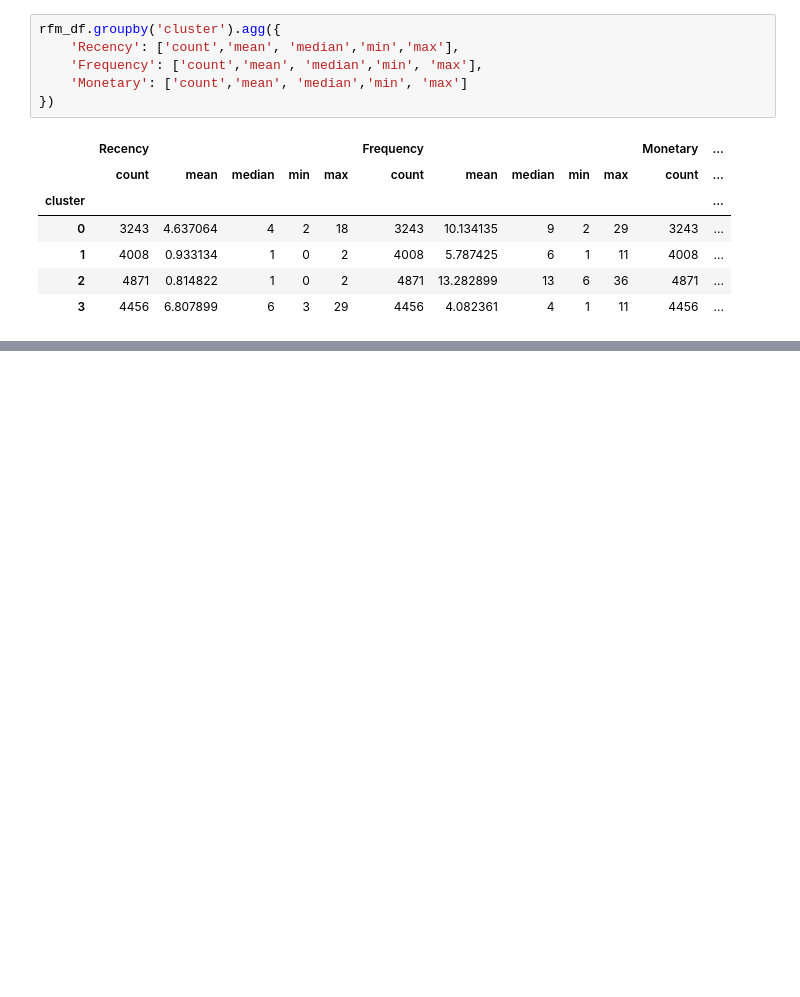
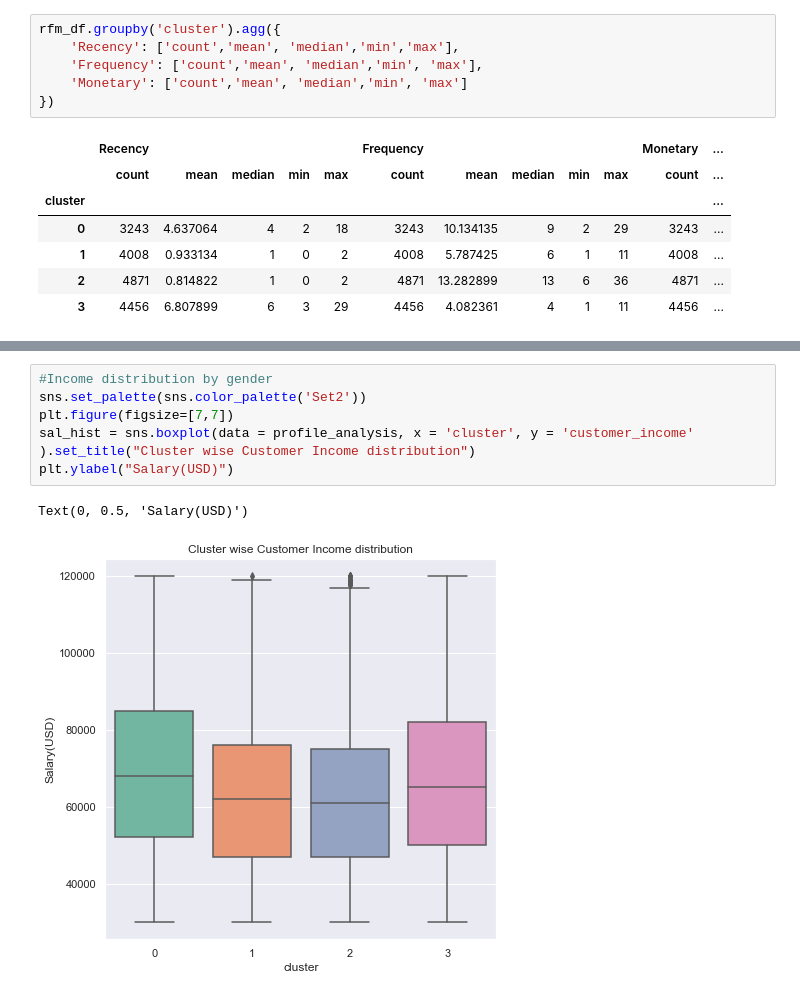
Before and after one commit to Arjunar92/Starbucks_Customer_Segmentation_Project, a Jupyter notebook: Starbucks_Capstone_Data_Exploration.ipynb, the cells around one changed output, grey strips where cells are left out. Saved outputs shown, nothing was run; the diff lists cells and outputs as text; blank space fills up the shorter version.

```diff
--- a/Starbucks_Capstone_Data_Exploration.ipynb
+++ b/Starbucks_Capstone_Data_Exploration.ipynb
@@ -732,0 +783,9 @@ rfm_df
+# %%
+#Income distribution by gender
+sns.set_palette(sns.color_palette('Set2'))
+plt.figure(figsize=[7,7])
+sal_hist = sns.boxplot(data = profile_analysis, x = 'cluster', y = 'customer_income' ).set_title("Cluster wise Customer Income distribution")
+plt.ylabel("Salary(USD)")
+# %% [output]
+Text(0, 0.5, 'Salary(USD)')
+[figure, added]
```
Also changed, not shown: parts of 18 cells of this notebook.
